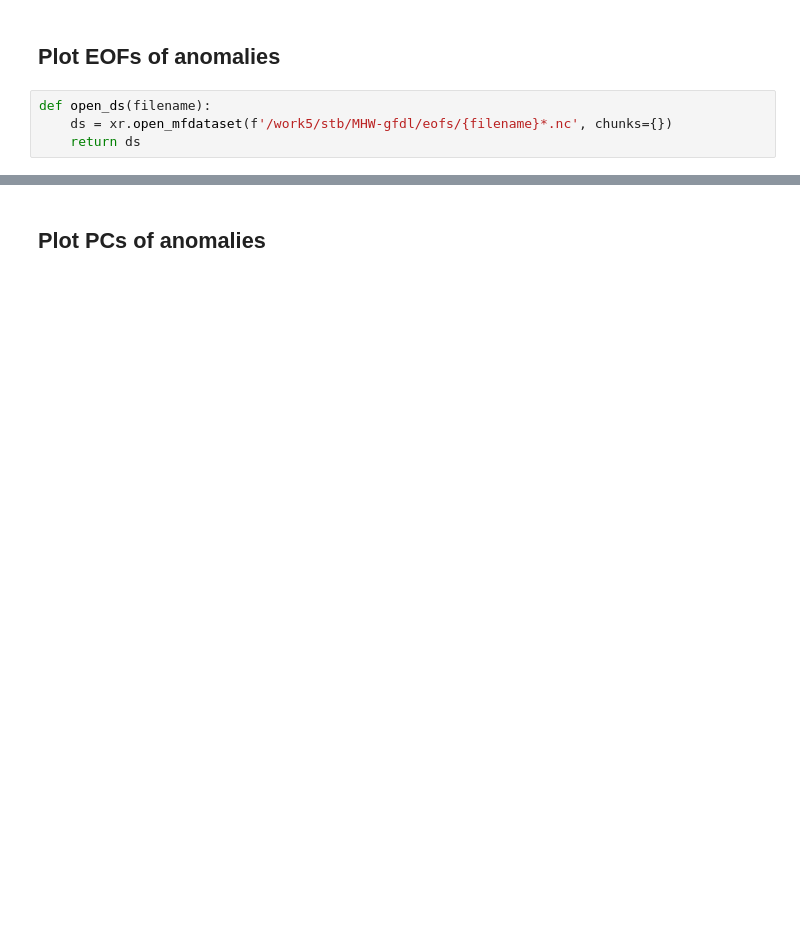
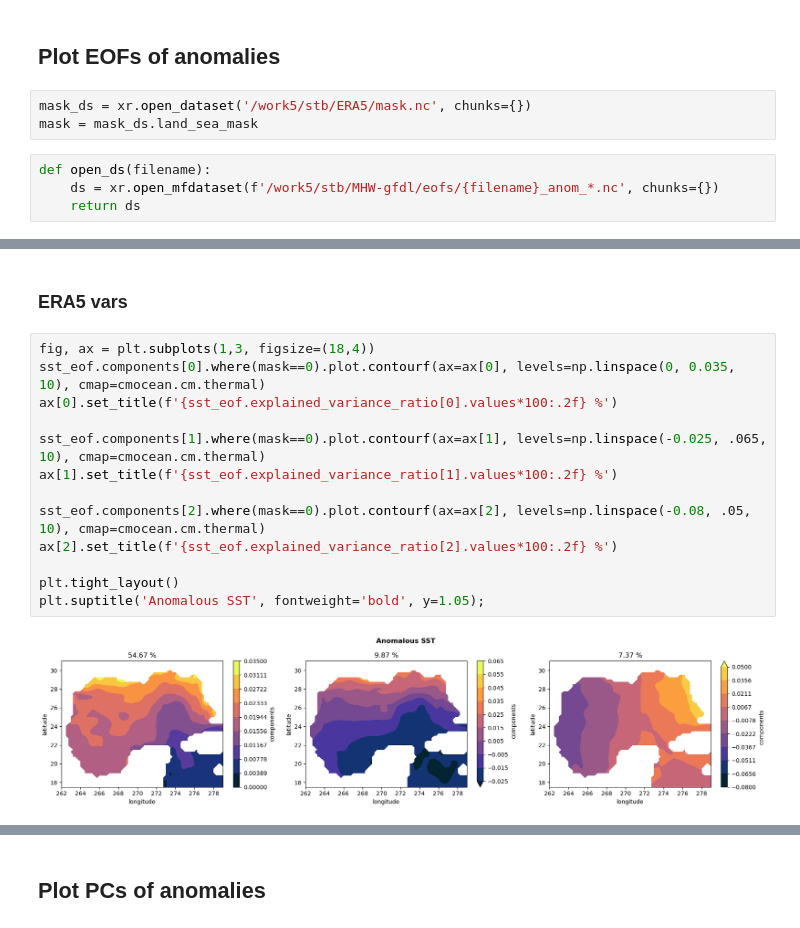
Before and after one commit to shanicetbailey/MHW-gfdl, a Jupyter notebook: 04-eofs.ipynb, the cells around one changed output, grey strips where cells are left out. Cells and saved outputs as stored; diff of their text form; blank space fills up the shorter version.

Commit message:
plotted eofs of anomalous fields, need to redownload glorys data

```diff
--- a/04-eofs.ipynb
+++ b/04-eofs.ipynb
@@ -669,6 +637,9 @@ lh_eof[1].drop_attrs().to_netcdf('/work5/stb/MHW-gfdl/eofs/lh_anom_pcs.nc')
 # %% [markdown]
 ## Plot EOFs of anomalies
+# %%
+mask_ds = xr.open_dataset('/work5/stb/ERA5/mask.nc', chunks={})
+mask = mask_ds.land_sea_mask
 # %%
 def open_ds(filename):
-    ds = xr.open_mfdataset(f'/work5/stb/MHW-gfdl/eofs/{filename}*.nc', chunks={})
+    ds = xr.open_mfdataset(f'/work5/stb/MHW-gfdl/eofs/{filename}_anom_*.nc', chunks={})
     return ds
@@ -743,0 +692,17 @@ plt.suptitle('SST', fontweight='bold', y=1.05);
+# %% [markdown]
+### ERA5 vars
+# %%
+fig, ax = plt.subplots(1,3, figsize=(18,4))
+sst_eof.components[0].where(mask==0).plot.contourf(ax=ax[0], levels=np.linspace(0, 0.035, 10), cmap=cmocean.cm.thermal)
+ax[0].set_title(f'{sst_eof.explained_variance_ratio[0].values*100:.2f} %')
+
+sst_eof.components[1].where(mask==0).plot.contourf(ax=ax[1], levels=np.linspace(-0.025, .065, 10), cmap=cmocean.cm.thermal)
+ax[1].set_title(f'{sst_eof.explained_variance_ratio[1].values*100:.2f} %')
+
+sst_eof.components[2].where(mask==0).plot.contourf(ax=ax[2], levels=np.linspace(-0.08, .05, 10), cmap=cmocean.cm.thermal)
+ax[2].set_title(f'{sst_eof.explained_variance_ratio[2].values*100:.2f} %')
+
+plt.tight_layout()
+plt.suptitle('Anomalous SST', fontweight='bold', y=1.05);
+# %% [output]
+[figure, added]
```
Also changed, not shown: parts of 32 cells of this notebook.
